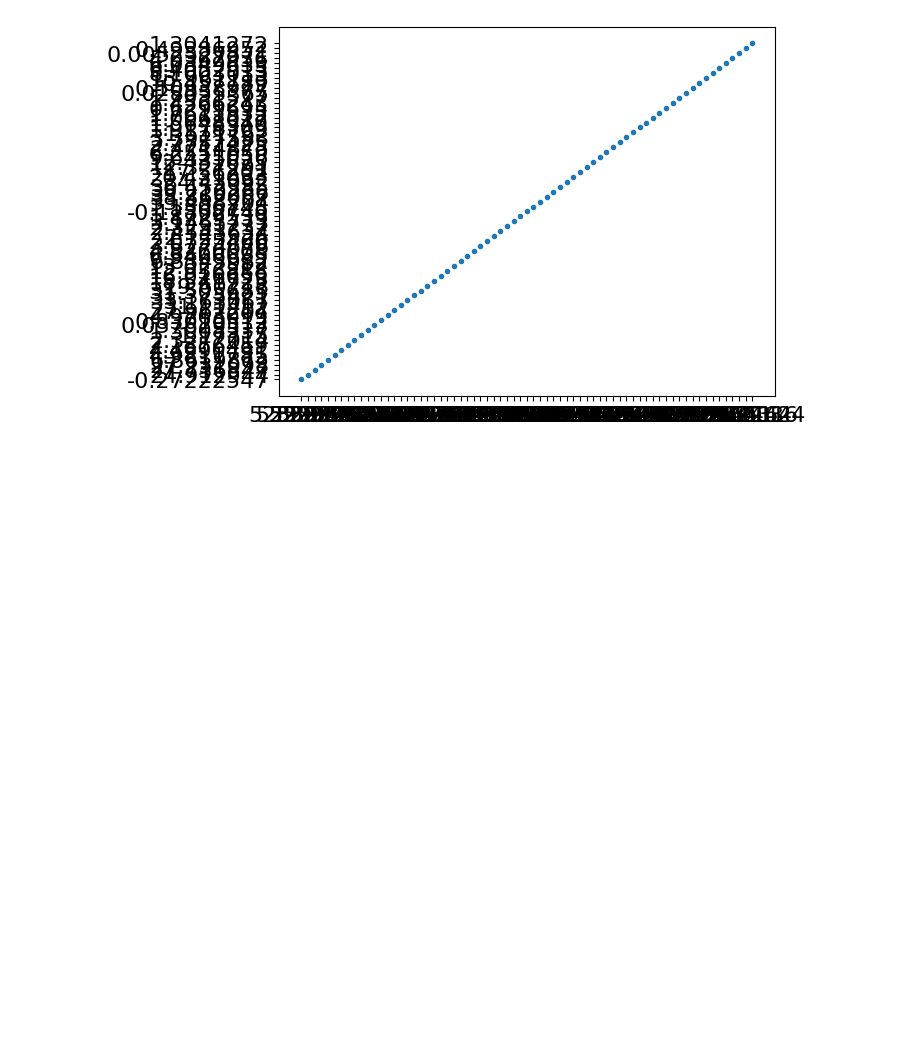
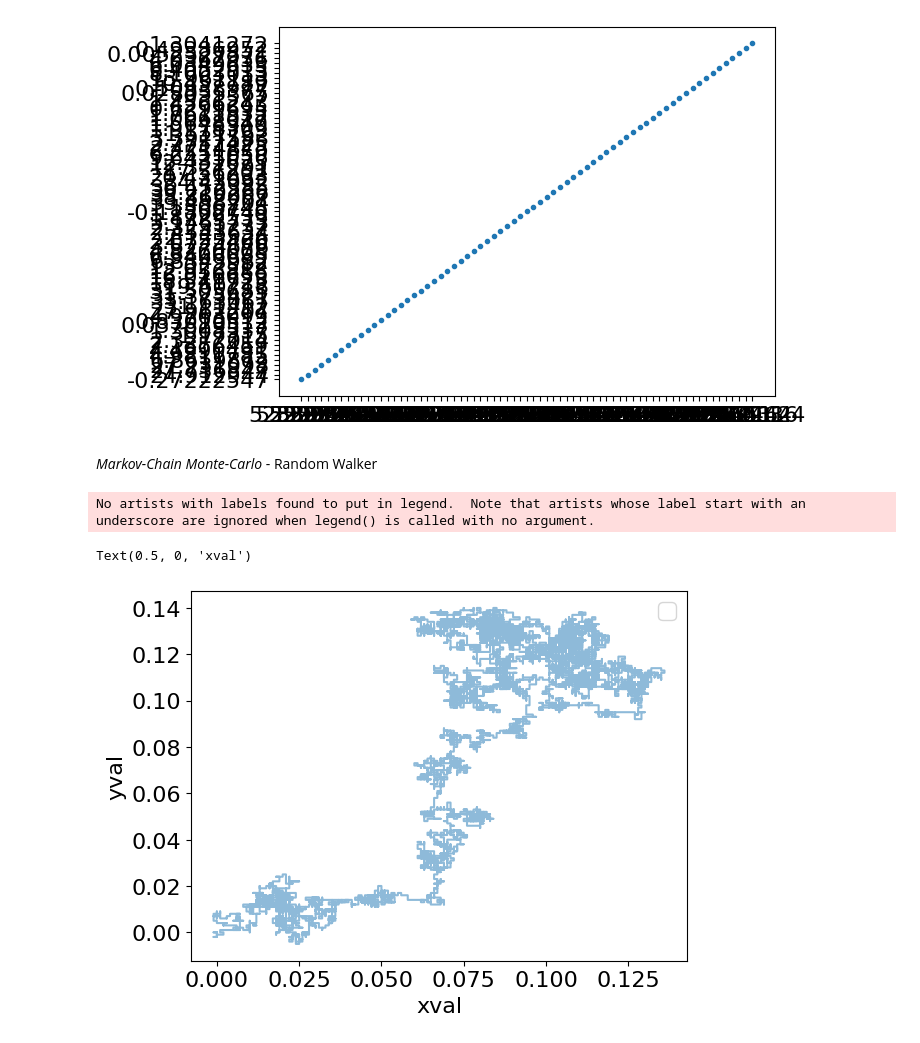
Before and after one commit to BradleyMak/Supernova_Cosmology, a Jupyter notebook: extension.ipynb, the cells around one changed output. Drawn from its saved outputs; the diff is of its cells as text; code cells hidden in the pictures; blank space fills up the shorter version.

```diff
--- a/extension.ipynb
+++ b/extension.ipynb
@@ -228,3 +119,42 @@ print(redshift)
 # %% [output]
 0.5043
 [figure]
+# %% [markdown]
+*_Markov-Chain Monte-Carlo_* - Random Walker
+# %%
+class walker:
+    def __init__(self,x0,ndim=1, step_size=1.0):
+        self.pos=x0
+        self.ndim=ndim
+        self.possibleSteps=[]
+        for i in range(ndim):
+            step=np.zeros(ndim)
+            step[i]= - step_size
+            self.possibleSteps.append(np.array(step,dtype='f'))
+            step[i]= + step_size
+            self.possibleSteps.append(step.copy())
+        self.npossible=len(self.possibleSteps)
+
+    def pickStep(self):
+        istep = np.random.choice(range(self.npossible))
+        return self.possibleSteps[istep]
+
+    def doSteps(self,n):
+        positions=np.ndarray((n+1,self.ndim),dtype='f')
+        positions[0] = self.pos
+        for i in range(0,n):
+            positions[i+1] = positions[i]+self.pickStep()
+        return positions
+
+initial_pos = [0]
+w = walker(initial_pos, ndim = 2, step_size=0.001)
+pos_test = w.doSteps(10000)
+# plots to help debugging
+plt.plot(pos_test[:, 0], pos_test[:, 1], alpha = 0.5)
+plt.legend()
+plt.ylabel('yval')
+plt.xlabel('xval')
+# %% [output]
+No artists with labels found to put in legend.  Note that artists whose label start with an underscore are ignored when legend() is called with no argument.
+Text(0.5, 0, 'xval')
+[figure, added]
```
Also changed, not shown: parts of 11 cells of this notebook, 3 other files.
